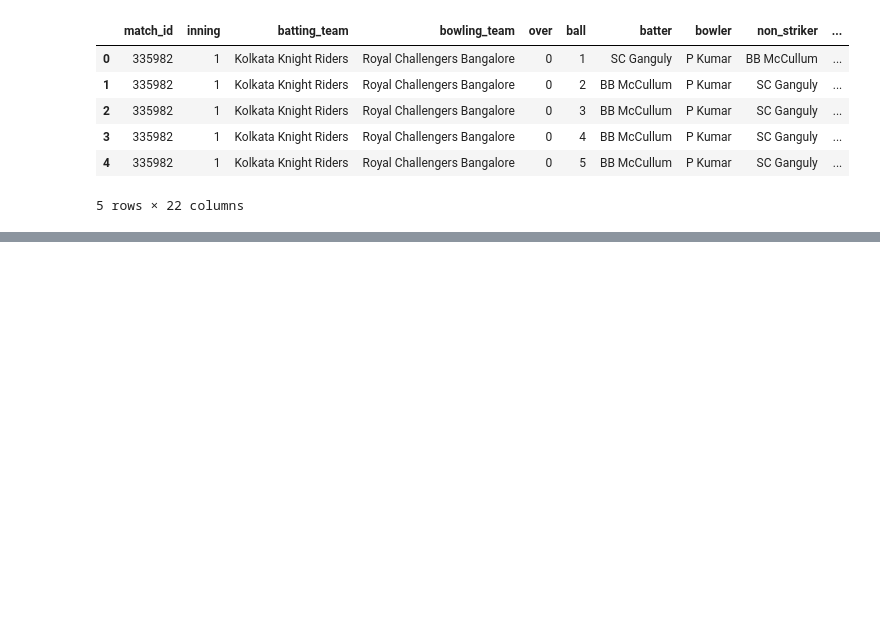
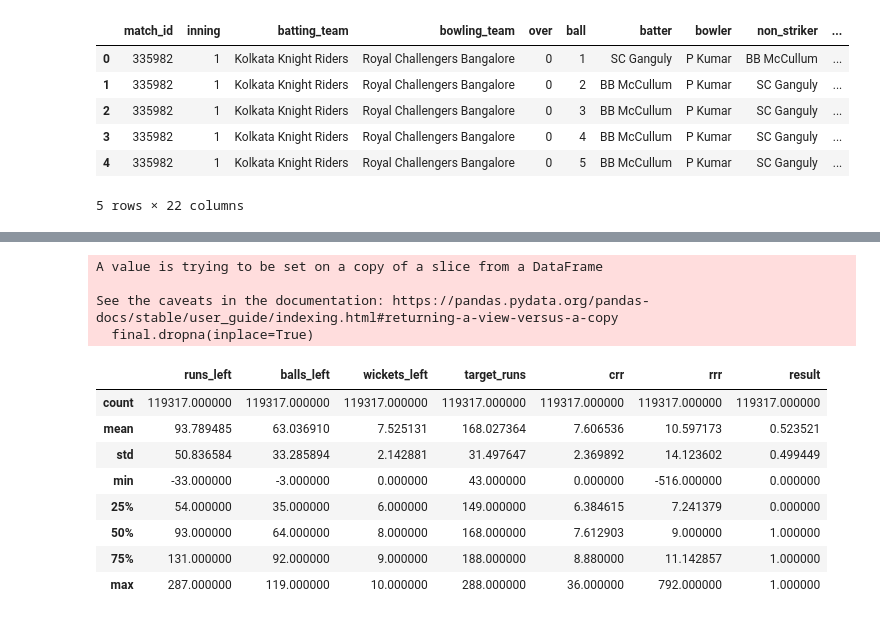
Before and after one commit to Ravi-Kumar-Yadav-6289/Amazon-Reviews-Extraction, a Jupyter notebook: IPL_win_probability/main_notebook.ipynb, the cells around one changed output, grey strips where cells are left out. Saved outputs shown, nothing was run; the diff lists cells and outputs as text; code cells hidden in the pictures; blank space fills up the shorter version.

```diff
--- a/IPL_win_probability/main_notebook.ipynb
+++ b/IPL_win_probability/main_notebook.ipynb
@@ -76,3 +71,11 @@ final=df[['city','batting_team','bowling_team','runs_left','balls_left','wickets
+# %%
+final.dropna(inplace=True)
+final=final[final['balls_left']!=0]
+# %% [output]
+A value is trying to be set on a copy of a slice from a DataFrame
+
+See the caveats in the documentation: https://pandas.pydata.org/pandas-docs/stable/user_guide/indexing.html#returning-a-view-versus-a-copy
+  final.dropna(inplace=True)
 # %%
 from sklearn.model_selection import train_test_split
 from sklearn.preprocessing import OneHotEncoder
@@ -85,0 +96,12 @@ trf=ColumnTransformer([
+# %%
+final.describe()
+# %% [output]
+|  | runs_left | balls_left | wickets_left | target_runs | crr | rrr | result |
+| count | 119317.000000 | 119317.000000 | 119317.000000 | 119317.000000 | 119317.000000 | 119317.000000 | 119317.000000 |
+| mean | 93.789485 | 63.036910 | 7.525131 | 168.027364 | 7.606536 | 10.597173 | 0.523521 |
+| std | 50.836584 | 33.285894 | 2.142881 | 31.497647 | 2.369892 | 14.123602 | 0.499449 |
+| min | -33.000000 | -3.000000 | 0.000000 | 43.000000 | 0.000000 | -516.000000 | 0.000000 |
+| 25% | 54.000000 | 35.000000 | 6.000000 | 149.000000 | 6.384615 | 7.241379 | 0.000000 |
+| 50% | 93.000000 | 64.000000 | 8.000000 | 168.000000 | 7.612903 | 9.000000 | 1.000000 |
+| 75% | 131.000000 | 92.000000 | 9.000000 | 188.000000 | 8.880000 | 11.142857 | 1.000000 |
+| max | 287.000000 | 119.000000 | 10.000000 | 288.000000 | 36.000000 | 792.000000 | 1.000000 |
```
Also changed, not shown: parts of 11 cells of this notebook, 2 other files.
